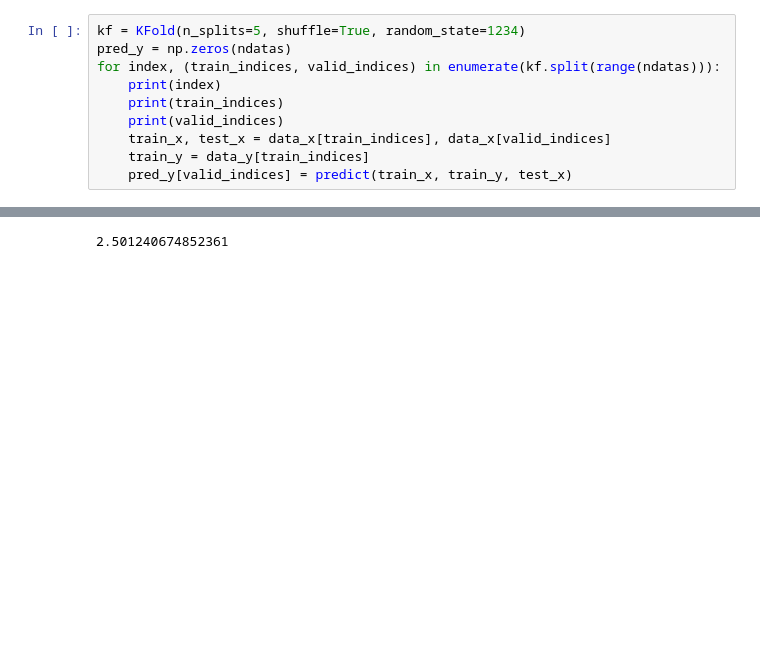
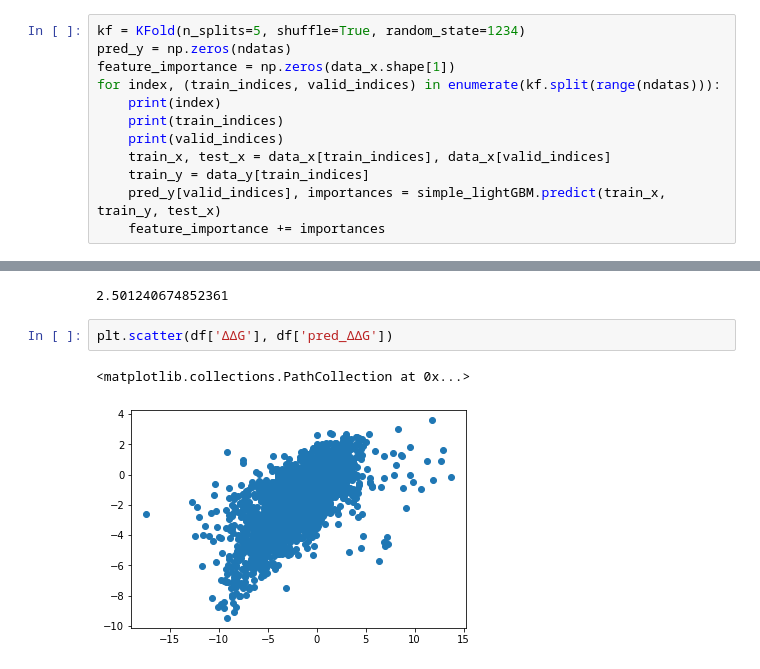
Before and after one commit to MimoriSeica/vhh_ddg_gp, a Jupyter notebook: lightGBM_sample1.ipynb, the cells around one changed output, grey strips where cells are left out. Drawn from its saved outputs; the diff is of its cells as text; blank space fills up the shorter version.

Commit message:
lightGBM

```diff
--- a/lightGBM_sample1.ipynb
+++ b/lightGBM_sample1.ipynb
@@ -68,13 +50,15 @@ data_y = df['ΔΔG'].to_numpy()
 # %%
 kf = KFold(n_splits=5, shuffle=True, random_state=1234)
 pred_y = np.zeros(ndatas)
+feature_importance = np.zeros(data_x.shape[1])
 for index, (train_indices, valid_indices) in enumerate(kf.split(range(ndatas))):
     print(index)
     print(train_indices)
     print(valid_indices)
     train_x, test_x = data_x[train_indices], data_x[valid_indices]
     train_y = data_y[train_indices]
-    pred_y[valid_indices] = predict(train_x, train_y, test_x)
+    pred_y[valid_indices], importances = simple_lightGBM.predict(train_x, train_y, test_x)
+    feature_importance += importances
 # %% [output]
 0
 [   0    3    4 ... 8532 8533 8534]
@@ -99,3 +83,8 @@ from sklearn.metrics import mean_squared_error
 print(mean_squared_error(df['ΔΔG'], df['pred_ΔΔG']))
 # %% [output]
 2.501240674852361
+# %%
+plt.scatter(df['ΔΔG'], df['pred_ΔΔG'])
+# %% [output]
+<matplotlib.collections.PathCollection at 0x...>
+[figure, added]
```
Also changed, not shown: parts of 4 cells of this notebook, 4 other files.
